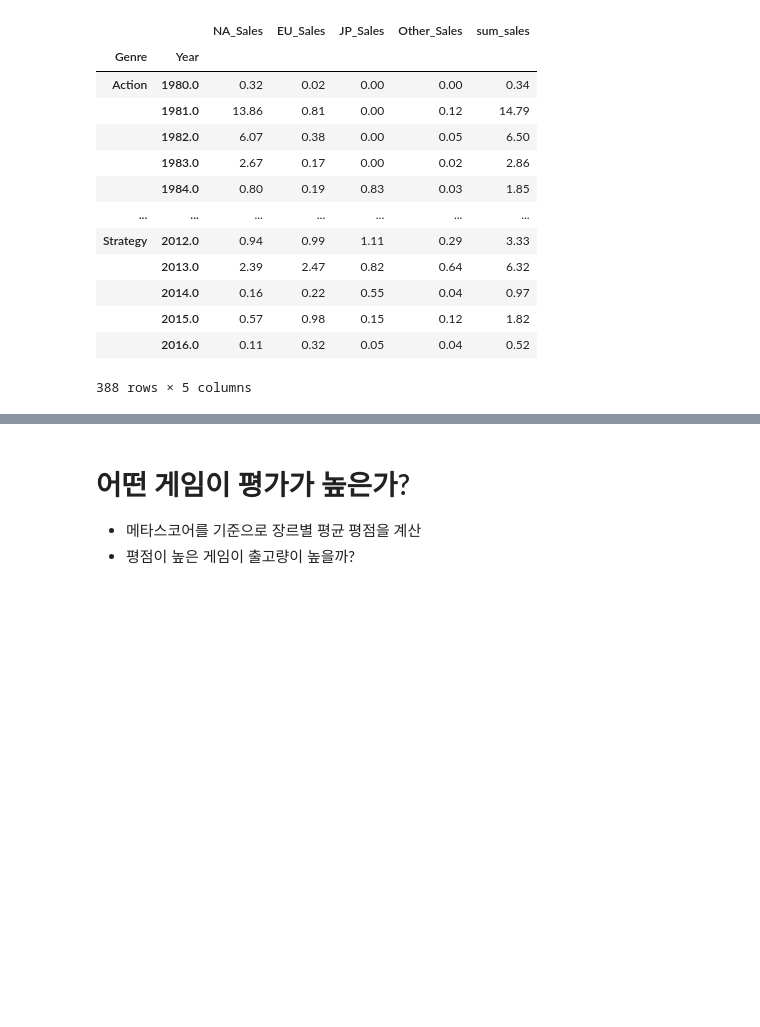
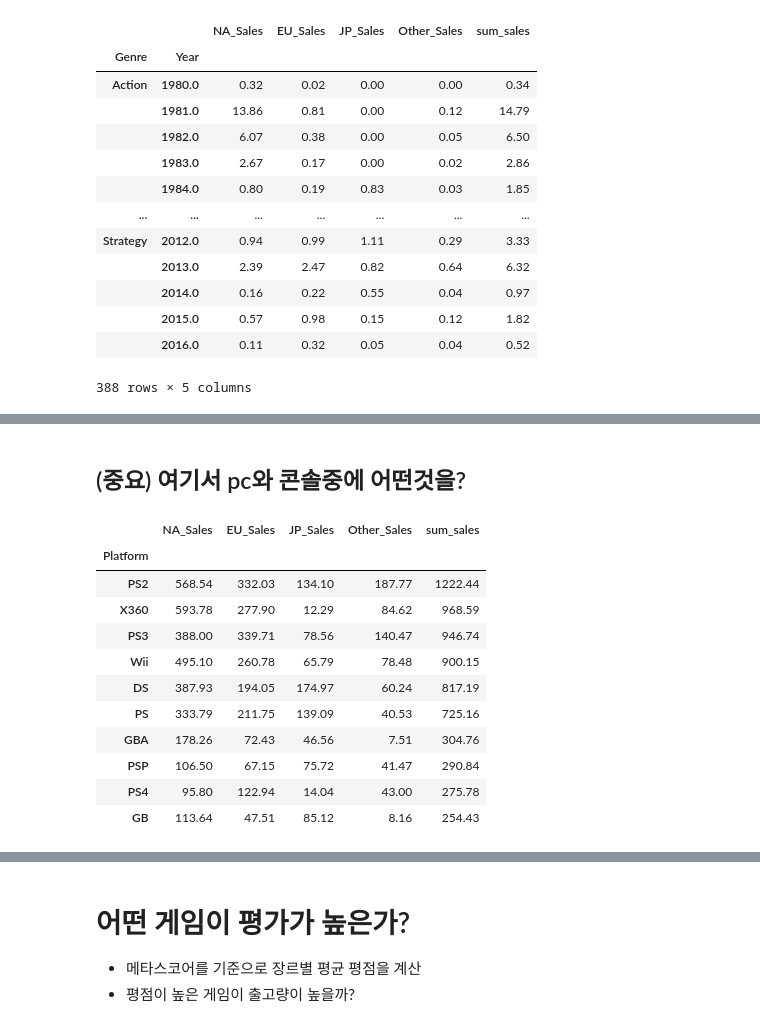
Before and after one commit to youngwoo3283/codestates_section1_project, a Jupyter notebook: section1_project.ipynb, the cells around one changed output, grey strips where cells are left out. Cells and saved outputs as stored; diff of their text form; code cells hidden in the pictures; blank space fills up the shorter version.

```diff
--- a/section1_project.ipynb
+++ b/section1_project.ipynb
@@ -517,0 +544,17 @@ df
+# %% [markdown]
+## (중요) 여기서 pc와 콘솔중에 어떤것을?
+# %%
+df.groupby('Platform').sum().sort_values(by = 'sum_sales', ascending = False).head(10)
+# %% [output]
+|  | NA_Sales | EU_Sales | JP_Sales | Other_Sales | sum_sales |
+| Platform |  |  |  |  |  |
+| PS2 | 568.54 | 332.03 | 134.10 | 187.77 | 1222.44 |
+| X360 | 593.78 | 277.90 | 12.29 | 84.62 | 968.59 |
+| PS3 | 388.00 | 339.71 | 78.56 | 140.47 | 946.74 |
+| Wii | 495.10 | 260.78 | 65.79 | 78.48 | 900.15 |
+| DS | 387.93 | 194.05 | 174.97 | 60.24 | 817.19 |
+| PS | 333.79 | 211.75 | 139.09 | 40.53 | 725.16 |
+| GBA | 178.26 | 72.43 | 46.56 | 7.51 | 304.76 |
+| PSP | 106.50 | 67.15 | 75.72 | 41.47 | 290.84 |
+| PS4 | 95.80 | 122.94 | 14.04 | 43.00 | 275.78 |
+| GB | 113.64 | 47.51 | 85.12 | 8.16 | 254.43 |
```
Also changed, not shown: parts of 27 cells of this notebook.
